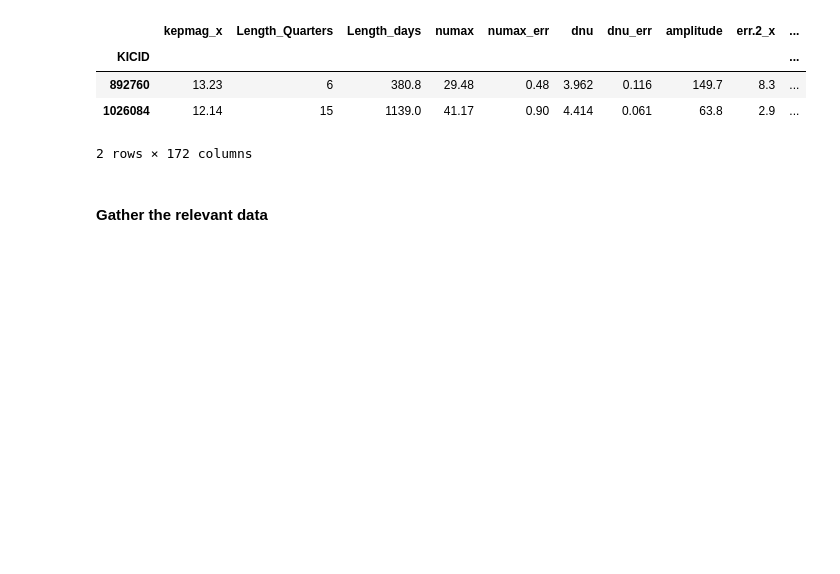
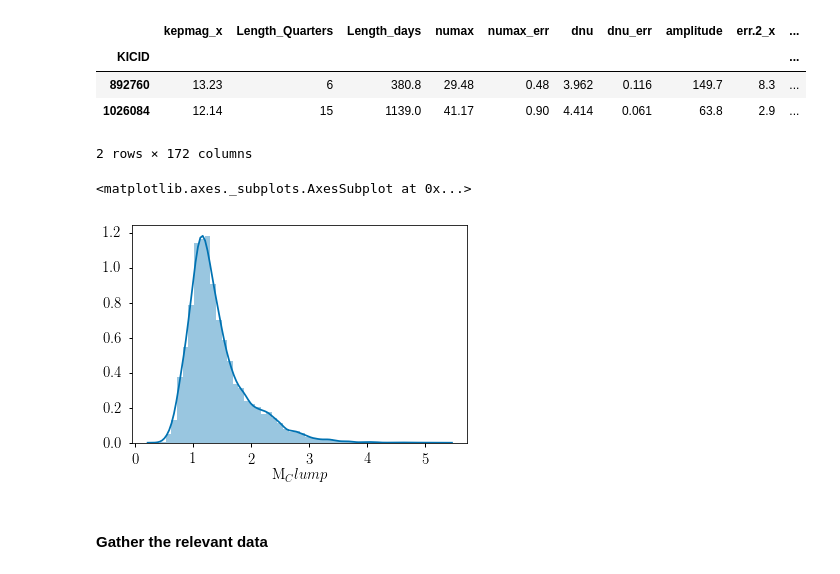
Before and after one commit to ojhall94/GAIA, a Jupyter notebook: hbmm_yu18_gaia.ipynb, the cells around one changed output. Saved outputs shown, nothing was run; the diff lists cells and outputs as text; code cells hidden in the pictures; blank space fills up the shorter version.

```diff
--- a/hbmm_yu18_gaia.ipynb
+++ b/hbmm_yu18_gaia.ipynb
@@ -80,6 +80,11 @@ Size: 7725
 | 892760 | 13.23 | 6 | 380.8 | 29.48 | 0.48 | 3.962 | 0.116 | 149.7 | 8.3 | ... |
 | 1026084 | 12.14 | 15 | 1139.0 | 41.17 | 0.90 | 4.414 | 0.061 | 63.8 | 2.9 | ... |
 2 rows × 172 columns
+# %%
+sns.distplot(df.M_Clump)
+# %% [output]
+<matplotlib.axes._subplots.AxesSubplot at 0x...>
+[figure, added]
 # %% [markdown]
 #### Gather the relevant data
 # %%
```
Also changed, not shown: 1 other file.
